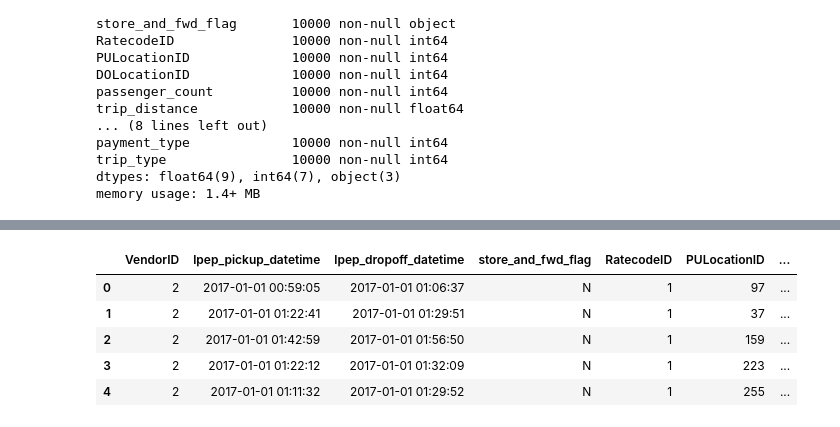
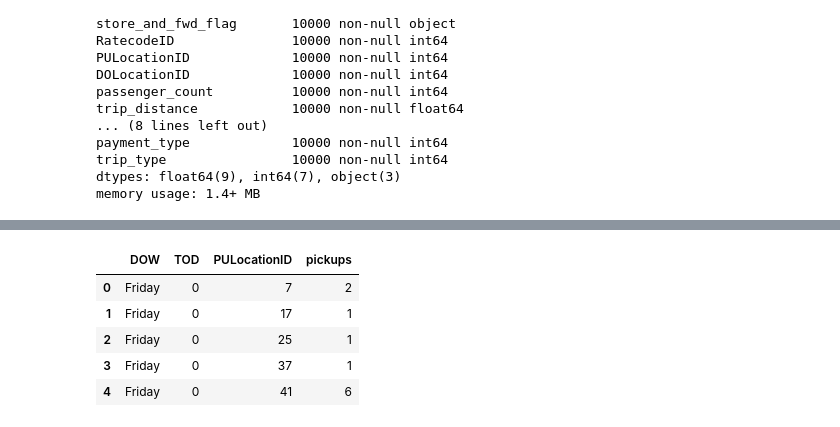
Before and after one commit to inistar/taxi-requests-ds, a Jupyter notebook: EDA.ipynb, the cells around one changed output, grey strips where cells are left out. Cells and saved outputs as stored; diff of their text form; code cells hidden in the pictures.

Commit message:
dataframe agg with is_event

```diff
--- a/EDA.ipynb
+++ b/EDA.ipynb
@@ -420,2 +405,4 @@ SyntaxError: invalid syntax (<ipython-input-12-9784b12ee4e4>, line 1)
 # %%
-taxi_df['DOW'] = taxi_df.lpep_dropoff_datetime.dt.dayofweek.map({0: 'Sunday', 1: "Monday", 2: "Tuesday", 3: "Wednesday", 4:"Thursday", 5:"Friday", 6:"Saturday"})
+# taxi_df['DOW'] = taxi_df.lpep_pickup_datetime.dt.dayofweek.map({0: 'Sunday', 1: "Monday", 2: "Tuesday", 3: "Wednesday", 4:"Thursday", 5:"Friday", 6:"Saturday"})
+#taxi_df['DOW'] =
+taxi_df.lpep_pickup_datetime.dt.weekday_name
@@ -422,9 +427,15 @@ taxi_df['DOW'] = taxi_df.lpep_dropoff_datetime.dt.dayofweek.map({0: 'Sunday', 1:
+# %%
+taxi_df['TOD']= taxi_df.lpep_pickup_datetime.dt.hour
+# %%
+data = taxi_df.groupby(['DOW', 'TOD', 'PULocationID'])['VendorID'].count().reset_index()
+# %%
+data = data.rename(columns={'VendorID' : 'pickups'})
 # %%
-taxi_df.head()
+data.head()
 # %% [output]
-|  | VendorID | lpep_pickup_datetime | lpep_dropoff_datetime | store_and_fwd_flag | RatecodeID | PULocationID | ... |
-| 0 | 2 | 2017-01-01 00:59:05 | 2017-01-01 01:06:37 | N | 1 | 97 | ... |
-| 1 | 2 | 2017-01-01 01:22:41 | 2017-01-01 01:29:51 | N | 1 | 37 | ... |
-| 2 | 2 | 2017-01-01 01:42:59 | 2017-01-01 01:56:50 | N | 1 | 159 | ... |
-| 3 | 2 | 2017-01-01 01:22:12 | 2017-01-01 01:32:09 | N | 1 | 223 | ... |
-| 4 | 2 | 2017-01-01 01:11:32 | 2017-01-01 01:29:52 | N | 1 | 255 | ... |
+|  | DOW | TOD | PULocationID | pickups |
+| 0 | Friday | 0 | 7 | 2 |
+| 1 | Friday | 0 | 17 | 1 |
+| 2 | Friday | 0 | 25 | 1 |
+| 3 | Friday | 0 | 37 | 1 |
+| 4 | Friday | 0 | 41 | 6 |
```
Also changed, not shown: parts of 27 cells of this notebook.
